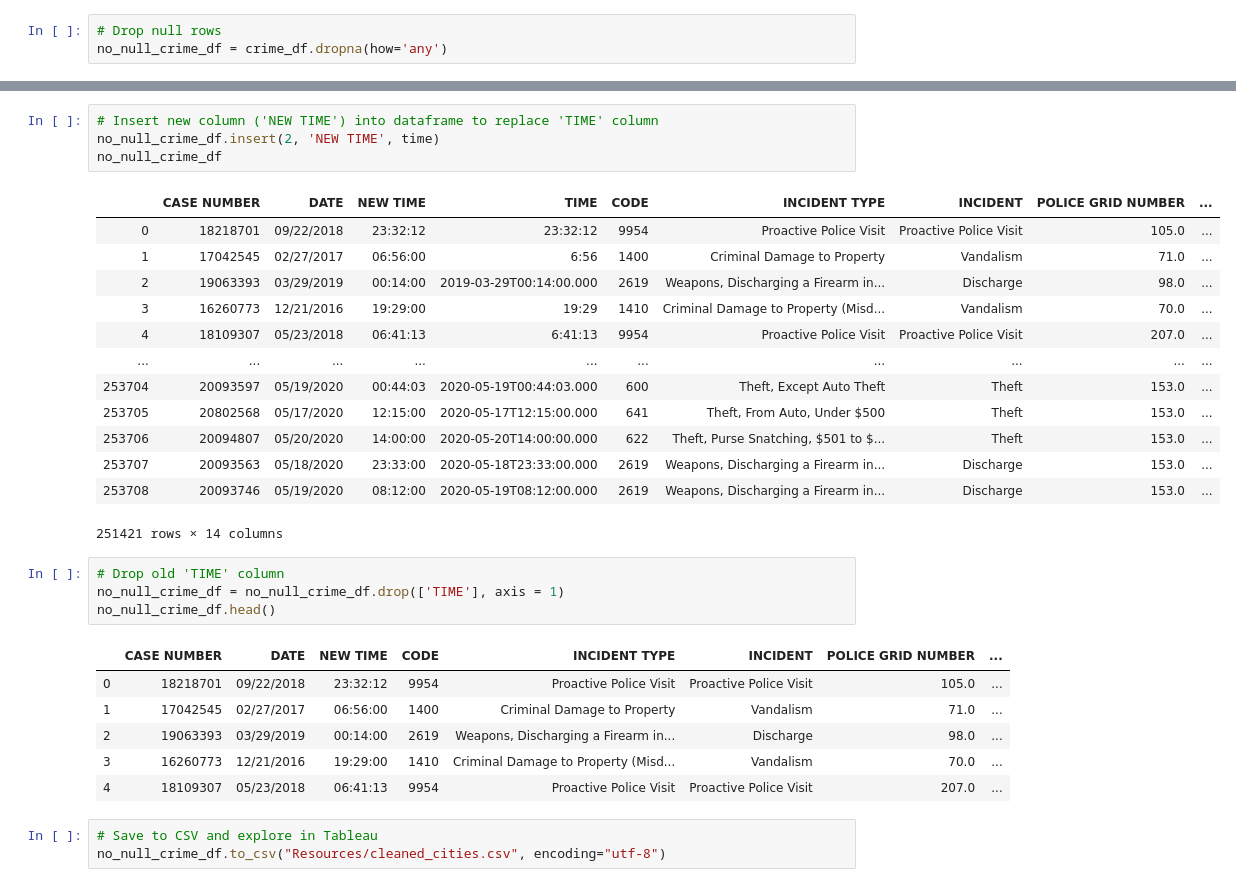
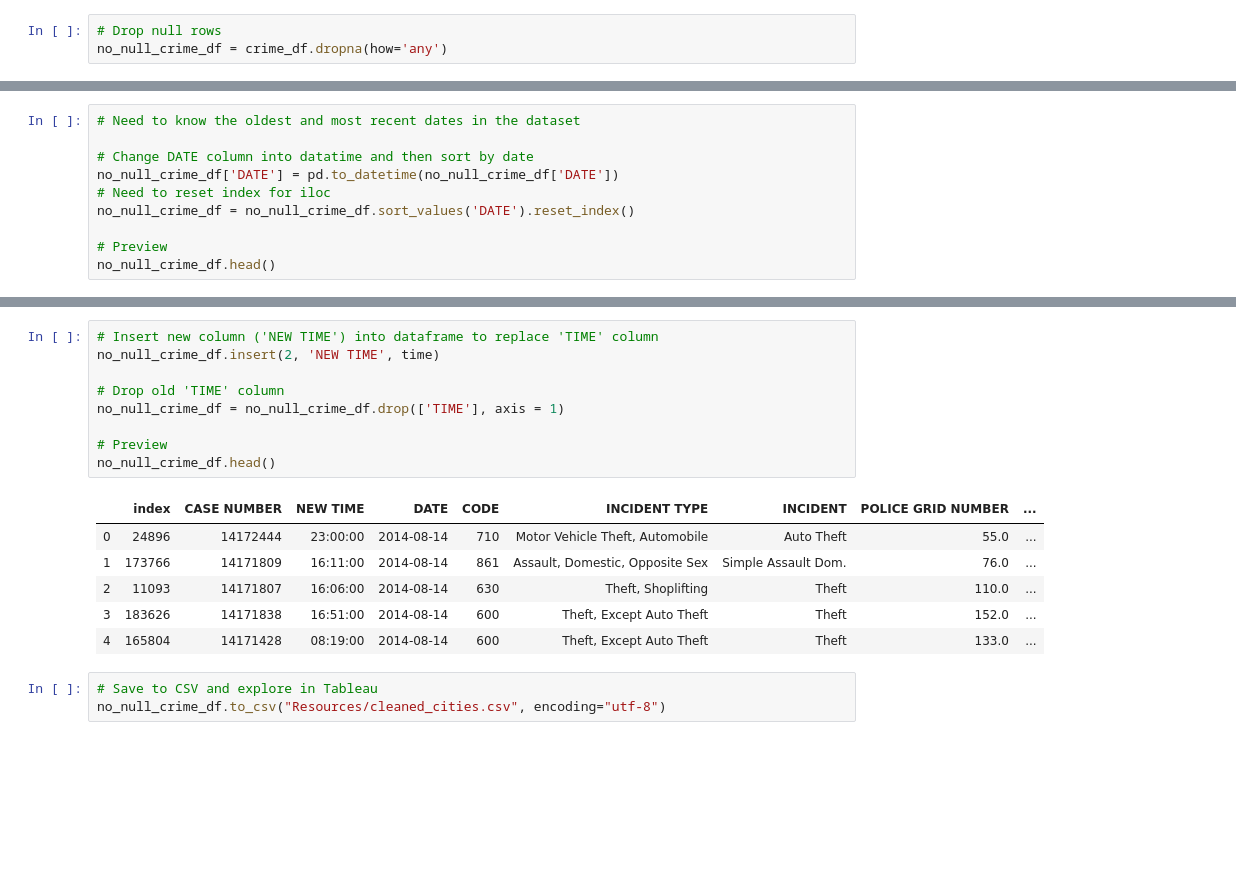
Before and after one commit to VallieTracy/StPaul-Crime-Incidents, a Jupyter notebook: main.ipynb, the cells around one changed output, grey strips where cells are left out. Saved outputs shown, nothing was run; the diff lists cells and outputs as text; blank space fills up the shorter version.

Commit message:
added cleaning section, sorted by date, go back to trend lines next

```diff
--- a/main.ipynb
+++ b/main.ipynb
@@ -73,0 +71,10 @@ dtype: int64
+# %%
+# Need to know the oldest and most recent dates in the dataset
+
+# Change DATE column into datatime and then sort by date
+no_null_crime_df['DATE'] = pd.to_datetime(no_null_crime_df['DATE'])
+# Need to reset index for iloc
+no_null_crime_df = no_null_crime_df.sort_values('DATE').reset_index()
+
+# Preview
+no_null_crime_df.head()
@@ -193,32 +230,19 @@ Name: TIME, Length: 251421, dtype: object
 # %%
 # Insert new column ('NEW TIME') into dataframe to replace 'TIME' column
 no_null_crime_df.insert(2, 'NEW TIME', time)
-no_null_crime_df
+
+# Drop old 'TIME' column
+no_null_crime_df = no_null_crime_df.drop(['TIME'], axis = 1)
+
+# Preview
+no_null_crime_df.head()
 # %% [output]
-|  | CASE NUMBER | DATE | NEW TIME | TIME | CODE | INCIDENT TYPE | INCIDENT | POLICE GRID NUMBER | ... |
-| 0 | 18218701 | 09/22/2018 | 23:32:12 | 23:32:12 | 9954 | Proactive Police Visit | Proactive Police Visit | 105.0 | ... |
-| 1 | 17042545 | 02/27/2017 | 06:56:00 | 6:56 | 1400 | Criminal Damage to Property | Vandalism | 71.0 | ... |
-| 2 | 19063393 | 03/29/2019 | 00:14:00 | 2019-03-29T00:14:00.000 | 2619 | Weapons, Discharging a Firearm in... | Discharge | 98.0 | ... |
-| 3 | 16260773 | 12/21/2016 | 19:29:00 | 19:29 | 1410 | Criminal Damage to Property (Misd... | Vandalism | 70.0 | ... |
-| 4 | 18109307 | 05/23/2018 | 06:41:13 | 6:41:13 | 9954 | Proactive Police Visit | Proactive Police Visit | 207.0 | ... |
-| ... | ... | ... | ... | ... | ... | ... | ... | ... | ... |
-| 253704 | 20093597 | 05/19/2020 | 00:44:03 | 2020-05-19T00:44:03.000 | 600 | Theft, Except Auto Theft | Theft | 153.0 | ... |
-| 253705 | 20802568 | 05/17/2020 | 12:15:00 | 2020-05-17T12:15:00.000 | 641 | Theft, From Auto, Under $500 | Theft | 153.0 | ... |
-| 253706 | 20094807 | 05/20/2020 | 14:00:00 | 2020-05-20T14:00:00.000 | 622 | Theft, Purse Snatching, $501 to $... | Theft | 153.0 | ... |
-| 253707 | 20093563 | 05/18/2020 | 23:33:00 | 2020-05-18T23:33:00.000 | 2619 | Weapons, Discharging a Firearm in... | Discharge | 153.0 | ... |
-| 253708 | 20093746 | 05/19/2020 | 08:12:00 | 2020-05-19T08:12:00.000 | 2619 | Weapons, Discharging a Firearm in... | Discharge | 153.0 | ... |
+|  | index | CASE NUMBER | NEW TIME | DATE | CODE | INCIDENT TYPE | INCIDENT | POLICE GRID NUMBER | ... |
+| 0 | 24896 | 14172444 | 23:00:00 | 2014-08-14 | 710 | Motor Vehicle Theft, Automobile | Auto Theft | 55.0 | ... |
+| 1 | 173766 | 14171809 | 16:11:00 | 2014-08-14 | 861 | Assault, Domestic, Opposite Sex | Simple Assault Dom. | 76.0 | ... |
+| 2 | 11093 | 14171807 | 16:06:00 | 2014-08-14 | 630 | Theft, Shoplifting | Theft | 110.0 | ... |
+| 3 | 183626 | 14171838 | 16:51:00 | 2014-08-14 | 600 | Theft, Except Auto Theft | Theft | 152.0 | ... |
+| 4 | 165804 | 14171428 | 08:19:00 | 2014-08-14 | 600 | Theft, Except Auto Theft | Theft | 133.0 | ... |
-251421 rows × 14 columns
-# %%
-# Drop old 'TIME' column
-no_null_crime_df = no_null_crime_df.drop(['TIME'], axis = 1)
-no_null_crime_df.head()
-# %% [output]
-|  | CASE NUMBER | DATE | NEW TIME | CODE | INCIDENT TYPE | INCIDENT | POLICE GRID NUMBER | ... |
-| 0 | 18218701 | 09/22/2018 | 23:32:12 | 9954 | Proactive Police Visit | Proactive Police Visit | 105.0 | ... |
-| 1 | 17042545 | 02/27/2017 | 06:56:00 | 1400 | Criminal Damage to Property | Vandalism | 71.0 | ... |
-| 2 | 19063393 | 03/29/2019 | 00:14:00 | 2619 | Weapons, Discharging a Firearm in... | Discharge | 98.0 | ... |
-| 3 | 16260773 | 12/21/2016 | 19:29:00 | 1410 | Criminal Damage to Property (Misd... | Vandalism | 70.0 | ... |
-| 4 | 18109307 | 05/23/2018 | 06:41:13 | 9954 | Proactive Police Visit | Proactive Police Visit | 207.0 | ... |
 # %%
 # Save to CSV and explore in Tableau
 no_null_crime_df.to_csv("Resources/cleaned_cities.csv", encoding="utf-8")
```
Also changed, not shown: parts of 20 cells of this notebook, 1 other file.
